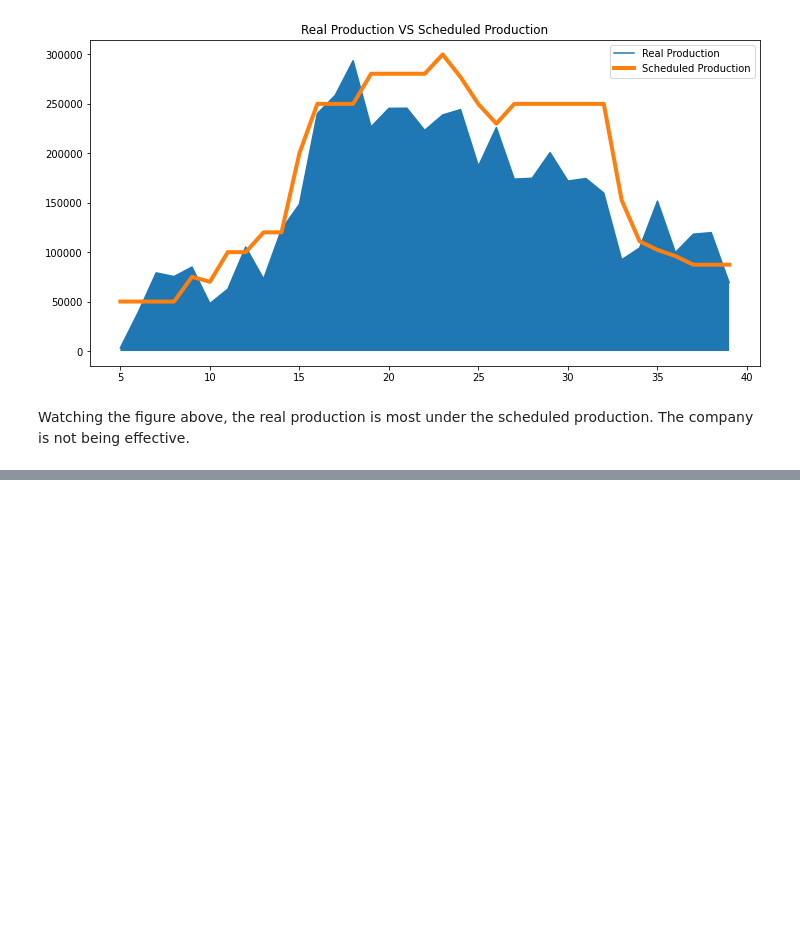
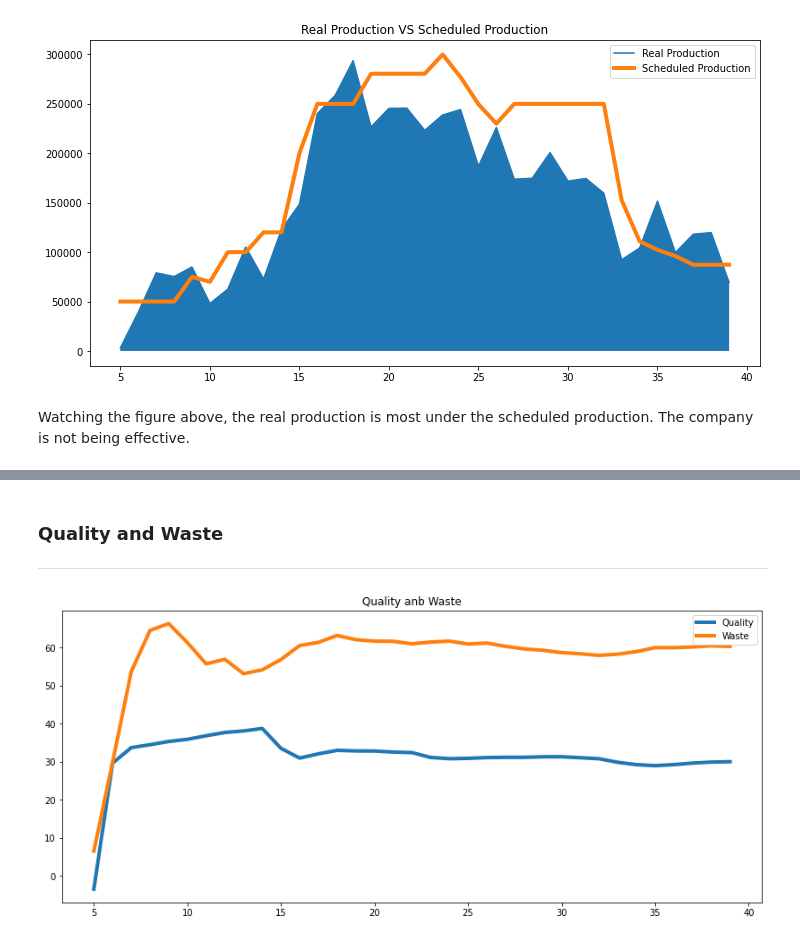
Before and after one commit to NedduJS/data-analysis-production, a Jupyter notebook: AnálisisProducción.ipynb, the cells around one changed output, grey strips where cells are left out. Drawn from its saved outputs; the diff is of its cells as text; code cells hidden in the pictures; blank space fills up the shorter version.

```diff
--- a/AnálisisProducción.ipynb
+++ b/AnálisisProducción.ipynb
@@ -160,0 +178,18 @@ Watching the figure above, the real production is most under the scheduled produ
+# %% [markdown]
+### Quality and Waste
+
+---
+# %%
+fig, ax = plt.subplots()
+
+plt.title('Quality anb Waste')
+
+ax.plot(df.index, df['Quality'], label='Quality',linewidth=4)
+ax.plot(df.index, df['Waste %'], label='Waste',linewidth=4)
+
+fig.set_figheight(6)
+fig.set_figwidth(14)
+
+leg = ax.legend()
+# %% [output]
+[figure, added]
```
Also changed, not shown: parts of 8 cells of this notebook.
